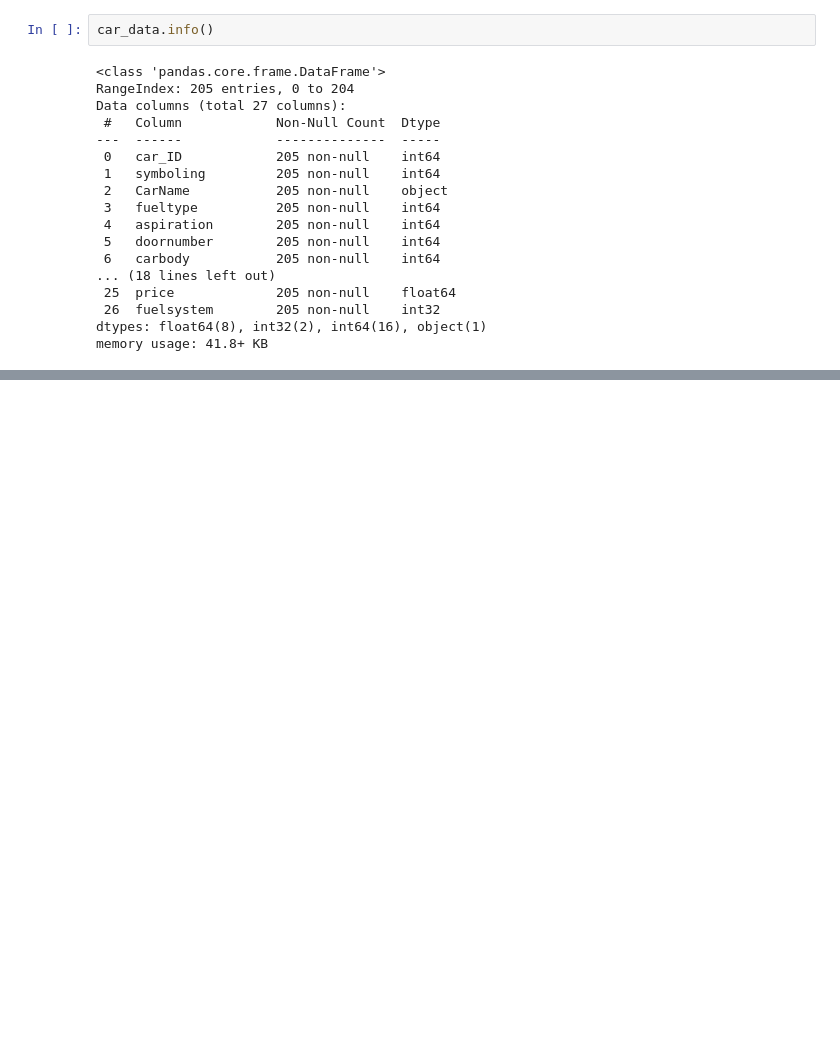
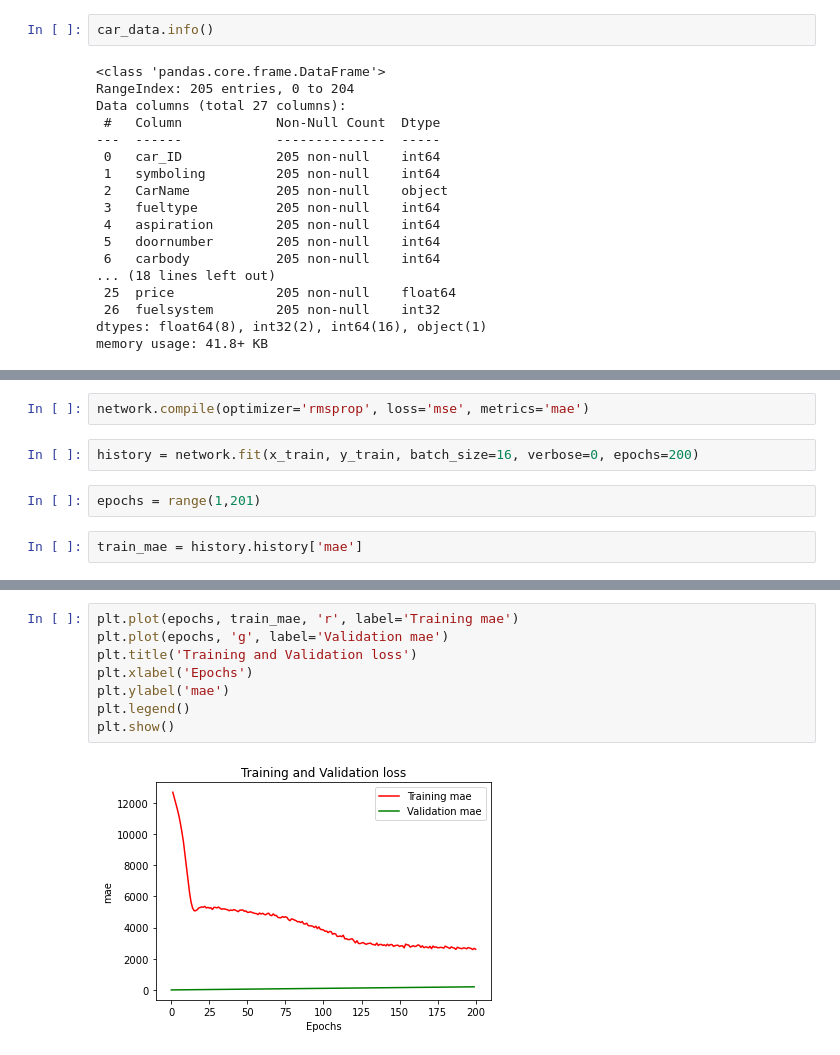
Before and after one commit to amarismail522-zz/DL_assignments_Q2PIAIC, a Jupyter notebook: car_price_predictor.ipynb, the cells around one changed output, grey strips where cells are left out. Cells and saved outputs as stored; diff of their text form; blank space fills up the shorter version.

```diff
--- a/car_price_predictor.ipynb
+++ b/car_price_predictor.ipynb
@@ -131,0 +196,8 @@ memory usage: 41.8+ KB
+# %%
+network.compile(optimizer='rmsprop', loss='mse', metrics='mae')
+# %%
+history = network.fit(x_train, y_train, batch_size=16, verbose=0, epochs=200)
+# %%
+epochs = range(1,201)
+# %%
+train_mae = history.history['mae']
@@ -131,0 +224,10 @@ memory usage: 41.8+ KB
+# %%
+plt.plot(epochs, train_mae, 'r', label='Training mae')
+plt.plot(epochs, 'g', label='Validation mae')
+plt.title('Training and Validation loss')
+plt.xlabel('Epochs')
+plt.ylabel('mae')
+plt.legend()
+plt.show()
+# %% [output]
+[figure, added]
```
Also changed, not shown: parts of 12 cells of this notebook.
